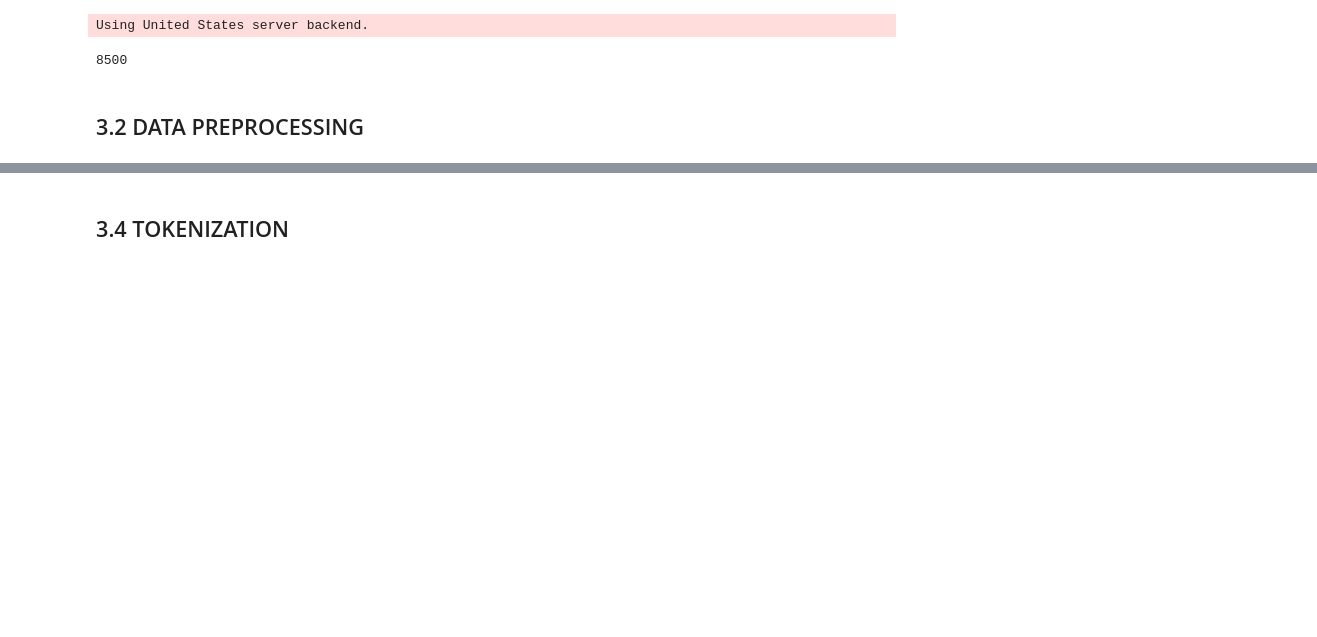
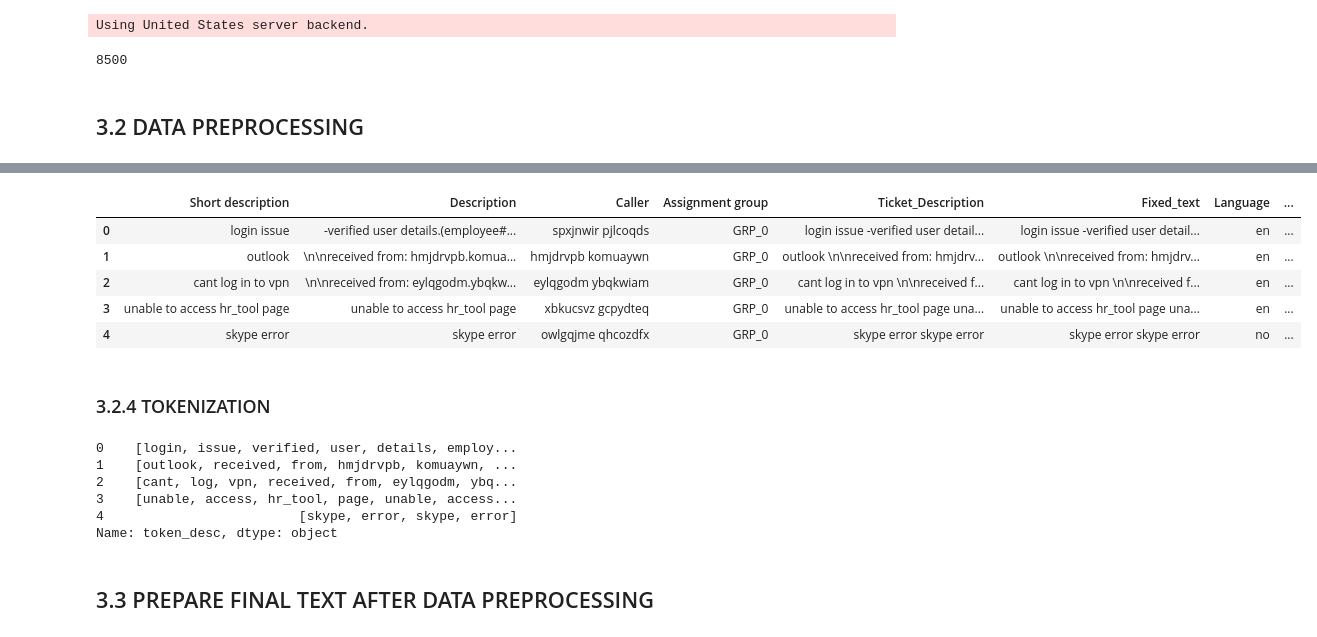
Before and after one commit to dishapalan02/AI-Enabled-IT-Service-Ticketing-tool, a Jupyter notebook: Capstone_Project.ipynb, the cells around one changed output, grey strips where cells are left out. Drawn from its saved outputs; the diff is of its cells as text; code cells hidden in the pictures; blank space fills up the shorter version.

```diff
--- a/Capstone_Project.ipynb
+++ b/Capstone_Project.ipynb
@@ -1184,0 +1184,9 @@ incidents_data['Translated_text'] = final_translated_texts
+# %%
+## Removal of Stop Words
+
+from nltk.corpus import stopwords
+nltk.download('stopwords')
+
+stop = stopwords.words('english')
+incidents_data['cleaned_description'] = incidents_data['Translated_text'].apply(lambda x: " ".join(x for x in str(x).split() if x not in stop))
+incidents_data['cleaned_description'].head()
@@ -1184,0 +1204,8 @@ incidents_data['Translated_text'] = final_translated_texts
+# %%
+## Lemmatization
+import nltk
+nltk.download('wordnet')
+
+from textblob import Word
+incidents_data['cleaned_description']= incidents_data['cleaned_description'].apply(lambda x: " ".join([Word(word).lemmatize() for word in str(x).split()]))
+incidents_data['cleaned_description'].head()
@@ -1185,2 +1221,11 @@ incidents_data['Translated_text'] = final_translated_texts
+# %%
+incidents_data.head()
+# %% [output]
+|  | Short description | Description | Caller | Assignment group | Ticket_Description | Fixed_text | Language | ... |
+| 0 | login issue | -verified user details.(employee#... | spxjnwir pjlcoqds | GRP_0 | login issue -verified user detail... | login issue -verified user detail... | en | ... |
+| 1 | outlook | \n\nreceived from: hmjdrvpb.komua... | hmjdrvpb komuaywn | GRP_0 | outlook \n\nreceived from: hmjdrv... | outlook \n\nreceived from: hmjdrv... | en | ... |
+| 2 | cant log in to vpn | \n\nreceived from: eylqgodm.ybqkw... | eylqgodm ybqkwiam | GRP_0 | cant log in to vpn \n\nreceived f... | cant log in to vpn \n\nreceived f... | en | ... |
+| 3 | unable to access hr_tool page | unable to access hr_tool page | xbkucsvz gcpydteq | GRP_0 | unable to access hr_tool page una... | unable to access hr_tool page una... | en | ... |
+| 4 | skype error | skype error | owlgqjme qhcozdfx | GRP_0 | skype error skype error | skype error skype error | no | ... |
 # %% [markdown]
-## 3.4 TOKENIZATION
+### 3.2.4 TOKENIZATION
@@ -1186,0 +1237,11 @@ incidents_data['Translated_text'] = final_translated_texts
+# %%
+incidents_data['token_desc'].head()
+# %% [output]
+0    [login, issue, verified, user, details, employ...
+1    [outlook, received, from, hmjdrvpb, komuaywn, ...
+2    [cant, log, vpn, received, from, eylqgodm, ybq...
+3    [unable, access, hr_tool, page, unable, access...
+4                         [skype, error, skype, error]
+Name: token_desc, dtype: object
+# %% [markdown]
+## 3.3 PREPARE FINAL TEXT AFTER DATA PREPROCESSING
```
Also changed, not shown: parts of 30 cells of this notebook.
